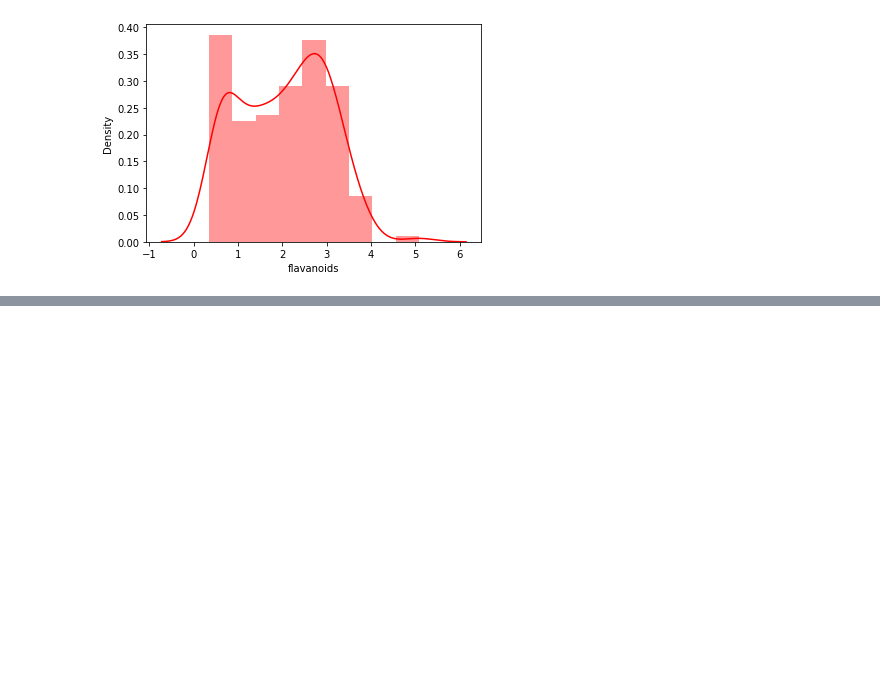
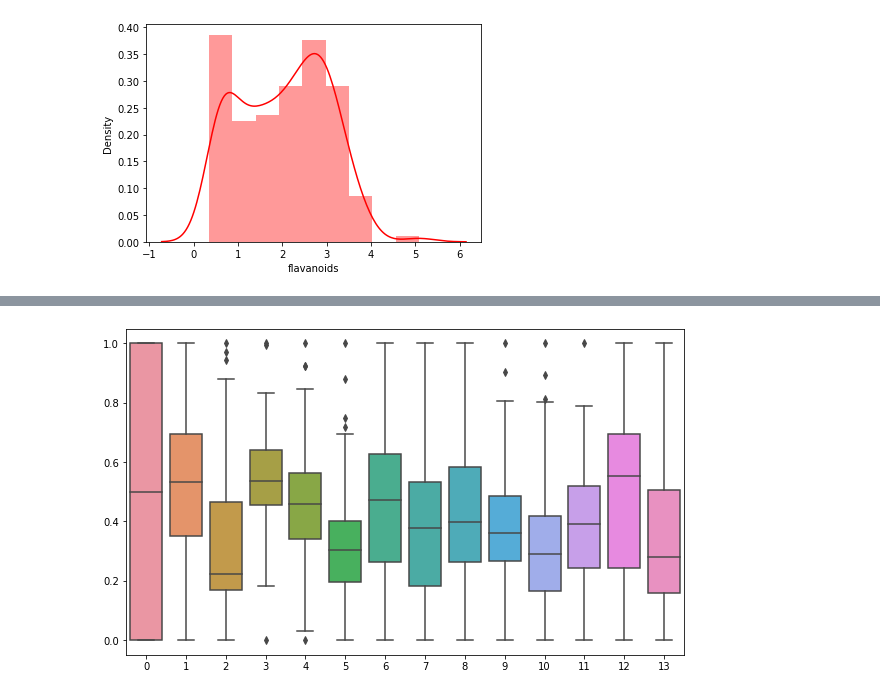
Before and after one commit to wellingtondantas/Projetos, a Jupyter notebook: Standardization-Normalization/Normalization_Standartization.ipynb, the cells around one changed output, grey strips where cells are left out. Drawn from its saved outputs; the diff is of its cells as text; code cells hidden in the pictures; blank space fills up the shorter version.

```diff
--- a/Standardization-Normalization/Normalization_Standartization.ipynb
+++ b/Standardization-Normalization/Normalization_Standartization.ipynb
@@ -96,0 +157,6 @@ ax = sns.distplot(df_sub.flavanoids, color='r')
+# %%
+#Treina o algoritmo e cria o objeto obj_norm
+obj_norm = MinMaxScaler().fit(df)
+# %%
+#Aplica o normalizador
+norm_df = obj_norm.transform(df)
@@ -96,0 +180,6 @@ ax = sns.distplot(df_sub.flavanoids, color='r')
+# %%
+#Visualiza os boxplots
+plt.figure(figsize=(10,6))
+ax = sns.boxplot(data=norm_df)
+# %% [output]
+[figure, added]
```
Also changed, not shown: parts of 11 cells of this notebook.
